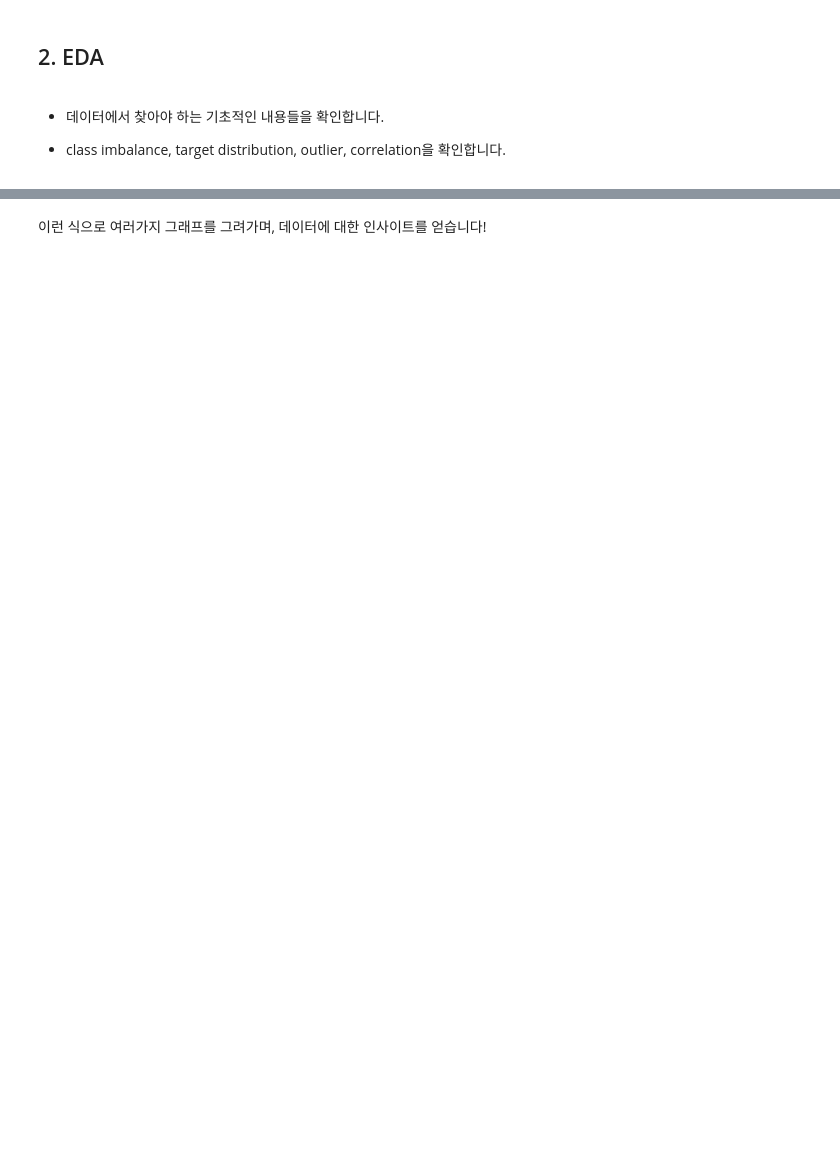
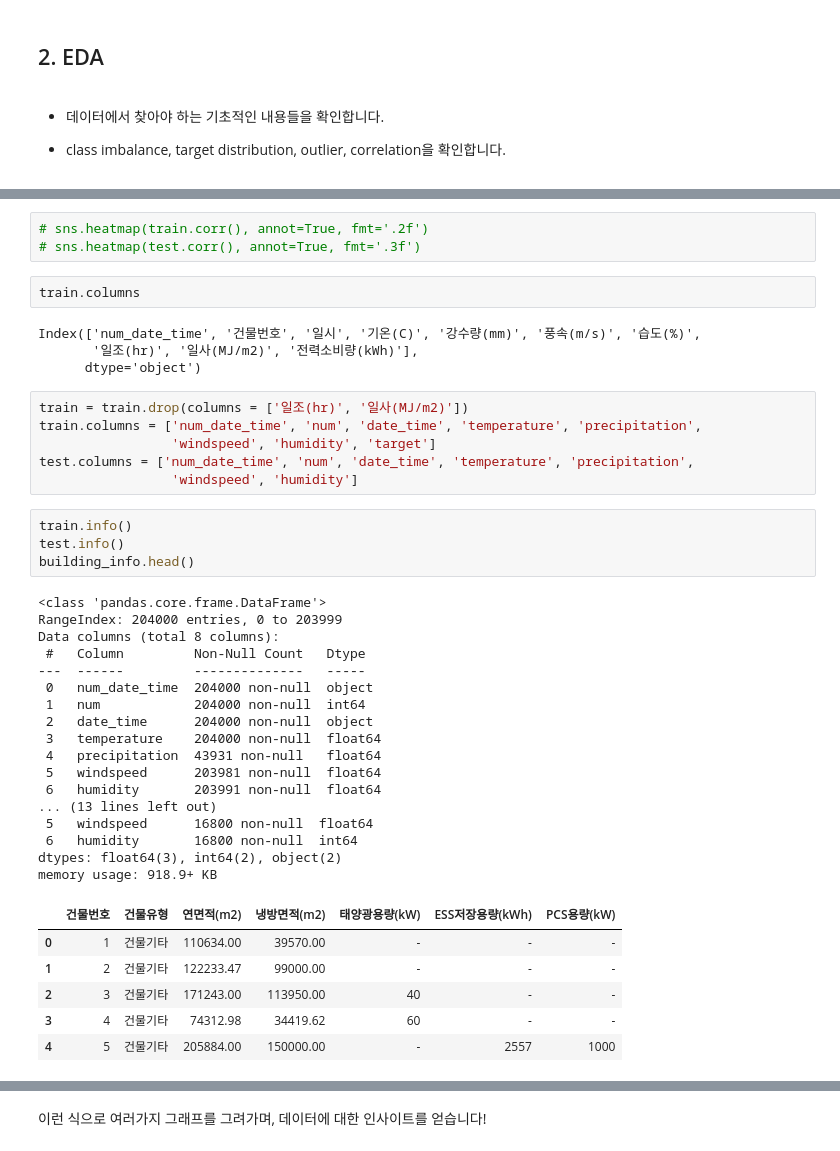
Before and after one commit to eunzzae/Off_Study_ML, a Jupyter notebook: 231006_실습(1)_[ML_Project]_2023_전력사용량_예측_AI_경진대회.ipynb, the cells around one changed output, grey strips where cells are left out. Saved outputs shown, nothing was run; the diff lists cells and outputs as text; blank space fills up the shorter version.

```diff
--- a/231006_실습(1)_[ML_Project]_2023_전력사용량_예측_AI_경진대회.ipynb
+++ b/231006_실습(1)_[ML_Project]_2023_전력사용량_예측_AI_경진대회.ipynb
@@ -86,0 +147,43 @@ test =
+# %%
+# sns.heatmap(train.corr(), annot=True, fmt='.2f')
+# sns.heatmap(test.corr(), annot=True, fmt='.3f')
+# %%
+train.columns
+# %% [output]
+Index(['num_date_time', '건물번호', '일시', '기온(C)', '강수량(mm)', '풍속(m/s)', '습도(%)',
+       '일조(hr)', '일사(MJ/m2)', '전력소비량(kWh)'],
+      dtype='object')
+# %%
+train = train.drop(columns = ['일조(hr)', '일사(MJ/m2)'])
+train.columns = ['num_date_time', 'num', 'date_time', 'temperature', 'precipitation',
+                 'windspeed', 'humidity', 'target']
+test.columns = ['num_date_time', 'num', 'date_time', 'temperature', 'precipitation',
+                 'windspeed', 'humidity']
+# %%
+train.info()
+test.info()
+building_info.head()
+# %% [output]
+<class 'pandas.core.frame.DataFrame'>
+RangeIndex: 204000 entries, 0 to 203999
+Data columns (total 8 columns):
+ #   Column         Non-Null Count   Dtype
+---  ------         --------------   -----
+ 0   num_date_time  204000 non-null  object
+ 1   num            204000 non-null  int64
+ 2   date_time      204000 non-null  object
+ 3   temperature    204000 non-null  float64
+ 4   precipitation  43931 non-null   float64
+ 5   windspeed      203981 non-null  float64
+ 6   humidity       203991 non-null  float64
+... (13 lines left out)
+ 5   windspeed      16800 non-null  float64
+ 6   humidity       16800 non-null  int64
+dtypes: float64(3), int64(2), object(2)
+memory usage: 918.9+ KB
+|  | 건물번호 | 건물유형 | 연면적(m2) | 냉방면적(m2) | 태양광용량(kW) | ESS저장용량(kWh) | PCS용량(kW) |
+| 0 | 1 | 건물기타 | 110634.00 | 39570.00 | - | - | - |
+| 1 | 2 | 건물기타 | 122233.47 | 99000.00 | - | - | - |
+| 2 | 3 | 건물기타 | 171243.00 | 113950.00 | 40 | - | - |
+| 3 | 4 | 건물기타 | 74312.98 | 34419.62 | 60 | - | - |
+| 4 | 5 | 건물기타 | 205884.00 | 150000.00 | - | 2557 | 1000 |
```
Also changed, not shown: parts of 15 cells of this notebook.
